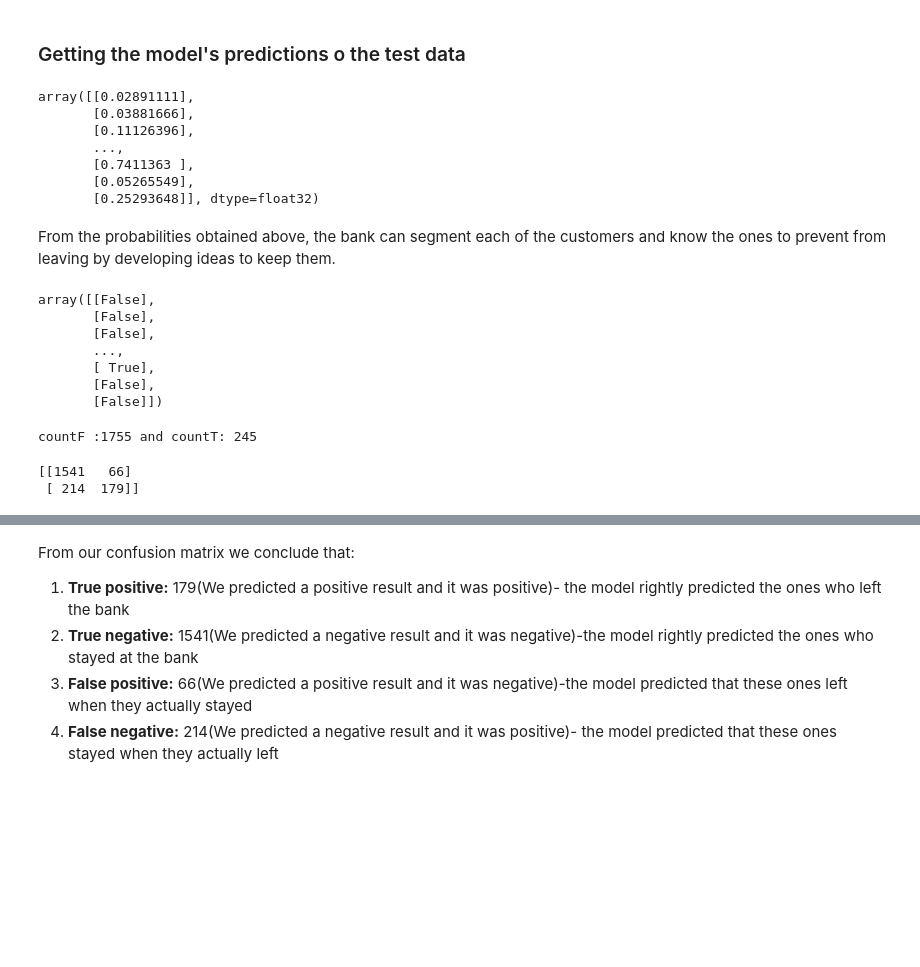
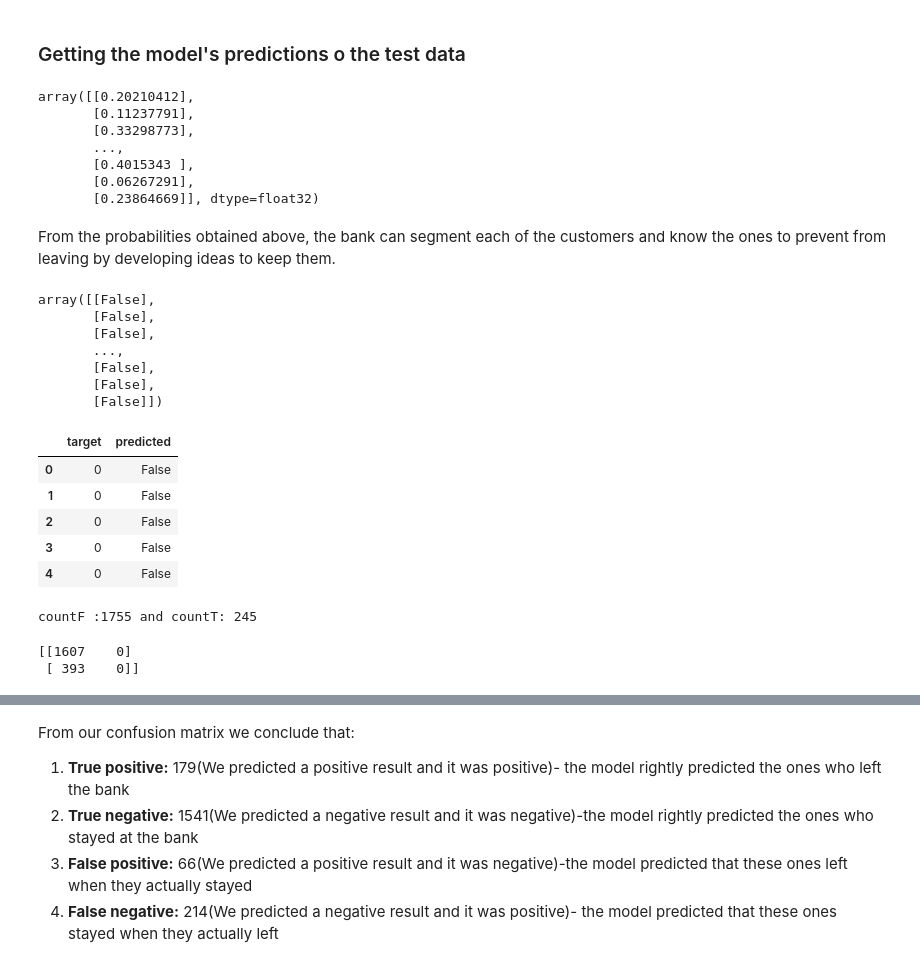
Before and after one commit to Oluwadurotimi10/Reuseable_pipeline_components, a Jupyter notebook: TensorFlow/notebook/Tensorflow example.ipynb, the cells around one changed output, grey strips where cells are left out. Cells and saved outputs as stored; diff of their text form; code cells hidden in the pictures; blank space fills up the shorter version.

```diff
--- a/TensorFlow/notebook/Tensorflow example.ipynb
+++ b/TensorFlow/notebook/Tensorflow example.ipynb
@@ -34,7 +34,7 @@ tensorflow.__version__
 ### Working on a banking dataset to detect churn activities
 # %%
 #importing the data
-data = pd.read_csv('../../churn_modelling.csv')
+data = pd.read_csv("https://raw.githubusercontent.com/AdeloreSimiloluwa/Artificial-Neural-Network/master/data/Churn_Modelling.csv")
 # %%
 #viewing the data
 data.head()
@@ -228,7 +228,7 @@ Use tf.where in 2.0, which has the same broadcast rule as np.where
 # %% [markdown]
 ### Fitting the classifier model
 # %%
-classifier.fit(X_train, y_train, batch_size=10 , nb_epoch=150)
+classifier.fit(X_train, y_train, batch_size=10 , nb_epoch=1)
 # %% [output]
 WARNING:tensorflow:From C:\Users\JADESOLA\Anaconda3\lib\site-packages\keras\backend\tensorflow_backend.py:986: The name tf.assign_add is deprecated. Please use tf.compat.v1.assign_add instead.
 
@@ -257,13 +258,13 @@ We can see that the accuracy and loss of the model on the train dataset is 86% a
 y_pred = classifier.predict(X_test)
 y_pred
 # %% [output]
-array([[0.02891111],
-       [0.03881666],
-       [0.11126396],
+array([[0.20210412],
+       [0.11237791],
+       [0.33298773],
        ...,
-       [0.7411363 ],
-       [0.05265549],
-       [0.25293648]], dtype=float32)
+       [0.4015343 ],
+       [0.06267291],
+       [0.23864669]], dtype=float32)
 # %% [markdown]
 From the probabilities obtained above, the bank can segment each of the customers and know the ones to prevent from leaving
 by developing ideas to keep them.
@@ -276,9 +277,24 @@ array([[False],
        [False],
        [False],
        ...,
-       [ True],
+       [False],
        [False],
        [False]])
+# %%
+df1 = pd.DataFrame(y_test)
+df1.reset_index(inplace=True)
+df1.drop(columns=['index'], axis=1, inplace=True)
+df2 = pd.DataFrame(y_pred)
+df = pd.concat([df1, df2], axis=1)
+df.columns=['target','predicted']
+df.head()
+# %% [output]
+|  | target | predicted |
+| 0 | 0 | False |
+| 1 | 0 | False |
+| 2 | 0 | False |
+| 3 | 0 | False |
+| 4 | 0 | False |
 # %%
 countF =0
 countT=0
@@ -292,8 +308,8 @@ print("countF :{} and countT: {}".format(countF,countT))
 countF :1755 and countT: 245
 # %%
 # confusion metrics
-cm = confusion_matrix(y_test, y_pred)
+cm = confusion_matrix(df['target'],df['predicted'])
 print(cm)
 # %% [output]
-[[1541   66]
- [ 214  179]]
+[[1607    0]
+ [ 393    0]]
```
Also changed, not shown: parts of 3 cells of this notebook, 8 other files.
